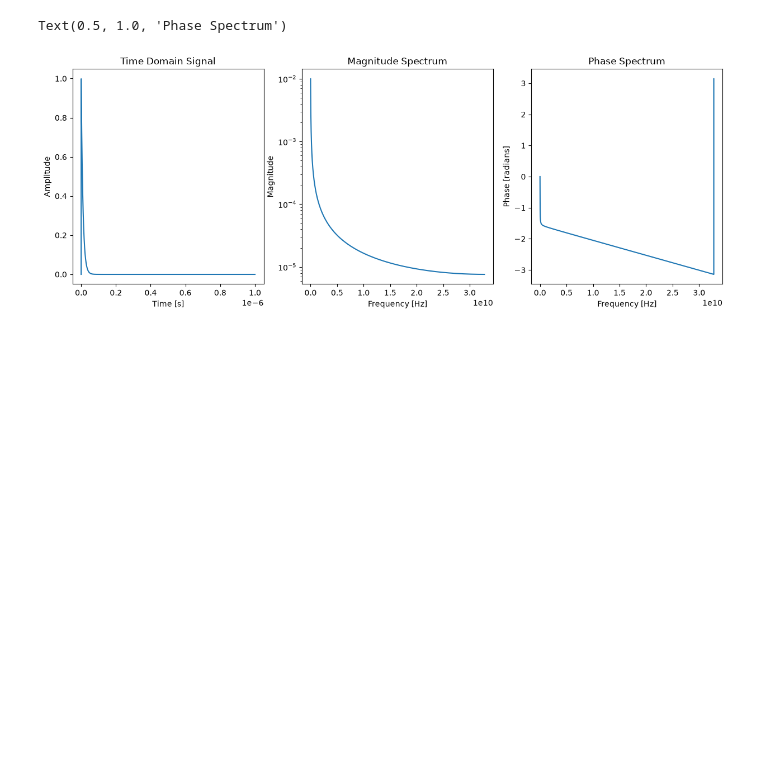
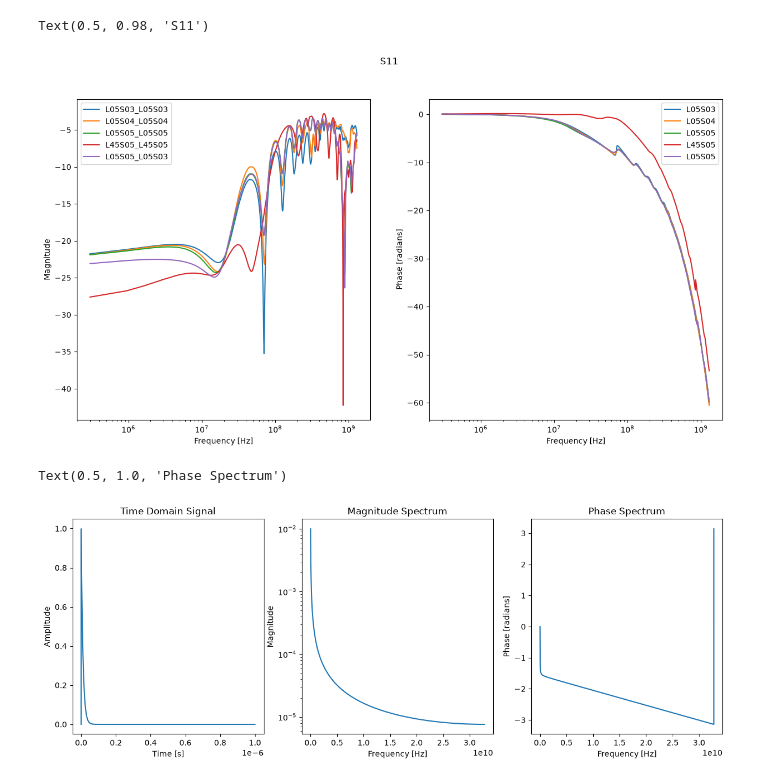
Before and after one commit to ohartbri/longboard_vna, a Jupyter notebook: longboard_vna_highstat2.ipynb, the cells around one changed output. Cells and saved outputs as stored; diff of their text form; code cells hidden in the pictures; blank space fills up the shorter version.

```diff
--- a/longboard_vna_highstat2.ipynb
+++ b/longboard_vna_highstat2.ipynb
@@ -79,3 +157,34 @@ ax2.set_xscale('log')
+# %%
+fig, [ax1, ax2] = plt.subplots(1, 2, figsize=(15, 7.5))
+
+for key in [*keys_thru, 'L05S05_L05S03']:
+    dft = dfs[key]
+    ax1.plot(dft['freq'], dft['s11_m'], label = key)
+
+    # ax1.plot(dft['freq'], lowpass_mag(dft['freq'], 8, 0), label = key)
+
+ax1.set_xlabel('Frequency [Hz]')
+ax1.set_ylabel('Magnitude')
+
+
+
+ax1.legend()
+ax1.set_xscale('log')
+# ax1.set_ylim(-15, 1)
+
+for key in [*keys_thru, 'L05S05_L05S03']:
+    dft = dfs[key]
+    ax2.plot(dft['freq'], dft['s11_p'], label = f'{key[:6]}')
+ax2.set_xlabel('Frequency [Hz]')
+ax2.set_ylabel('Phase [radians]')
+
+ax2.legend()
+ax2.set_xscale('log')
+
+plt.suptitle('S11')
+# %% [output]
+Text(0.5, 0.98, 'S11')
+[figure, added]
 # %%
 N, tau = 2**16, 1E-6 # number of samples and signal duration in seconds
 T = tau / N  # sampling interval
```
Also changed, not shown: parts of 8 cells of this notebook.
